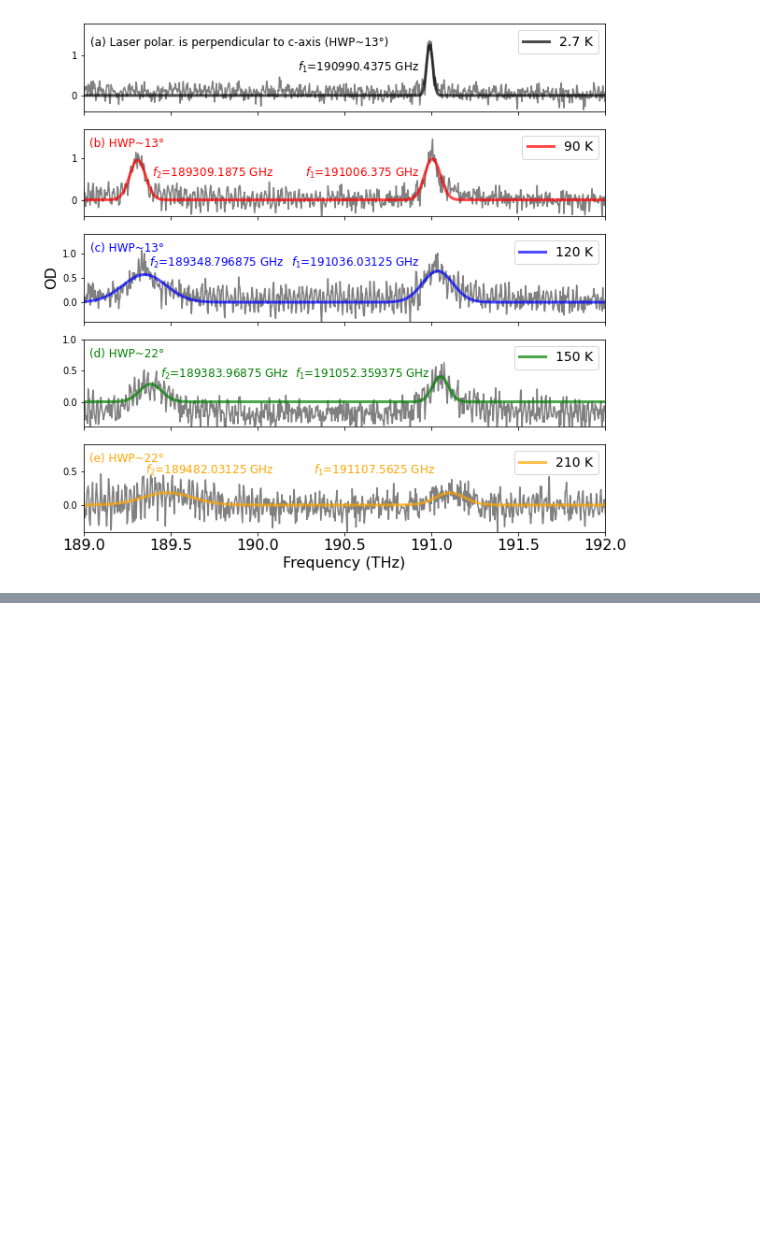
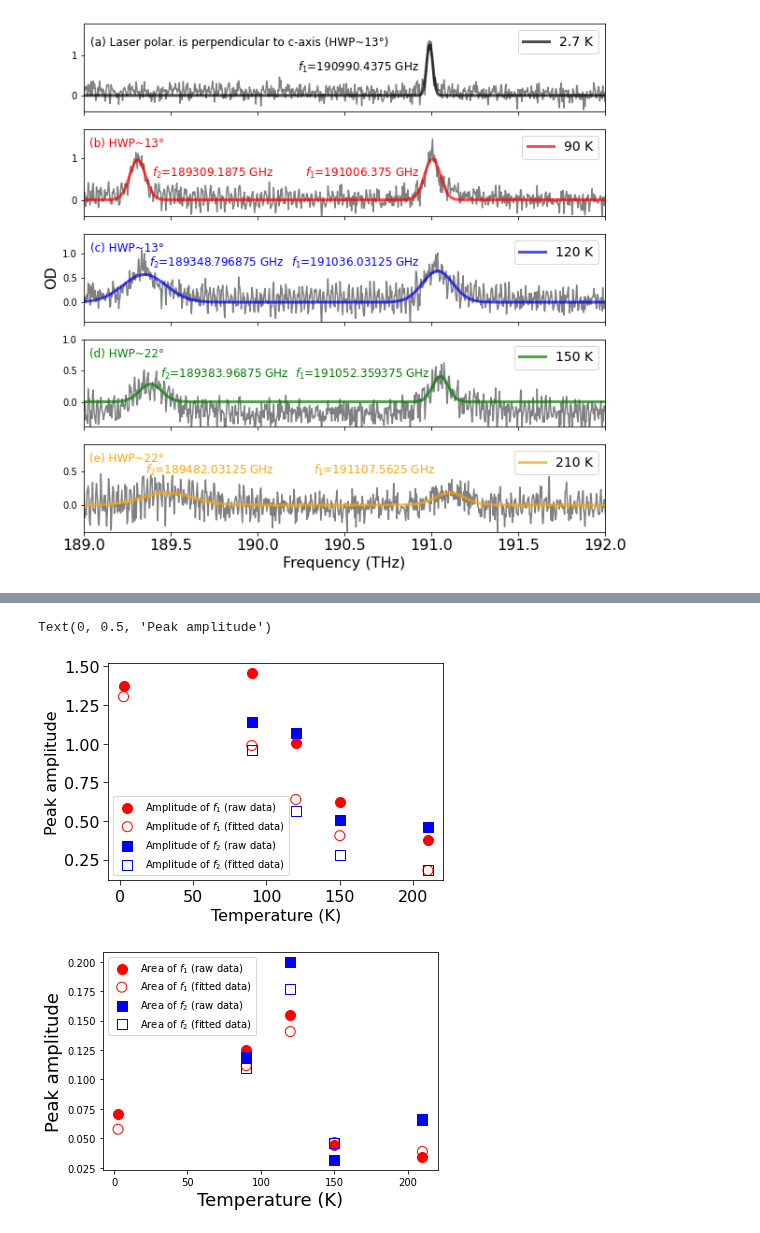
Before and after one commit to JUOM2016/Quick_cal_and_plotting, a Jupyter notebook: absorption_white_light_OD_perpendicular.ipynb, the cells around one changed output, grey strips where cells are left out. Saved outputs shown, nothing was run; the diff lists cells and outputs as text; code cells hidden in the pictures; blank space fills up the shorter version.

```diff
--- a/absorption_white_light_OD_perpendicular.ipynb
+++ b/absorption_white_light_OD_perpendicular.ipynb
@@ -500,0 +503,74 @@ fig.patch.set_facecolor('white')
+# %%
+temp=[2.7, 90, 120, 150, 210]
+
+peak_amplitude_main=np.empty([len(peak_num),2])
+peak_amplitude_fitting_main=np.empty([len(peak_num),2])
+peak_amplitude_side_1=np.empty([len(peak_num),2])
+peak_amplitude_fitting_side_1=np.empty([len(peak_num),2])
+
+peak_area_main=np.empty([len(peak_num),2])
+peak_area_fitting_main=np.empty([len(peak_num),2])
+peak_area_side_1=np.empty([len(peak_num),2])
+peak_area_fitting_side_1=np.empty([len(peak_num),2])
+
+for index in range(len(peak_num)):
+    if peak_num[index] == 1:
+        peak_amplitude_main[index,0]=temp[index]
+        peak_amplitude_fitting_main[index,0]=temp[index]
+        peak_area_main[index,0]=temp[index]
+        peak_area_fitting_main[index,0]=temp[index]
+
+        peak_amplitude_main[index,1]=peak_amplitude_0[index]
+        peak_amplitude_fitting_main[index,1]=peak_amplitude_fitting_0[index]
+        peak_area_main[index,1]=peak_area_0[index]
+        peak_area_fitting_main[index,1]=peak_area_fitting_0[index]
+
+    elif peak_num[index] == 2:
+        peak_amplitude_main[index,0]=temp[index]
+        peak_amplitude_fitting_main[index,0]=temp[index]
+        peak_area_main[index,0]=temp[index]
+        peak_area_fitting_main[index,0]=temp[index]
+
+        peak_amplitude_main[index,1]=peak_amplitude_2[index]
+        peak_amplitude_fitting_main[index,1]=peak_amplitude_fitting_2[index]
+        peak_area_main[index,1]=peak_area_2[index]
+        peak_area_fitting_main[index,1]=peak_area_fitting_2[index]
+
+        peak_amplitude_side_1[index,0]=temp[index]
+        peak_amplitude_fitting_side_1[index,0]=temp[index]
+        peak_area_side_1[index,0]=temp[index]
+        peak_area_fitting_side_1[index,0]=temp[index]
+
+        peak_amplitude_side_1[index,1]=peak_amplitude_1[index]
+        peak_amplitude_fitting_side_1[index,1]=peak_amplitude_fitting_1[index]
+        peak_area_side_1[index,1]=peak_area_1[index]
+        peak_area_fitting_side_1[index,1]=peak_area_fitting_1[index]
+
+peak_amplitude_side_1_new=np.delete(peak_amplitude_side_1,0,0)
+peak_amplitude_fitting_side_1_new=np.delete(peak_amplitude_fitting_side_1,0,0)
+peak_area_side_1_new=np.delete(peak_area_side_1,0,0)
+peak_area_fitting_side_1_new=np.delete(peak_area_fitting_side_1,0,0)
+
+fig, ax1 = plt.subplots()
+ax1.scatter(peak_amplitude_main[:,0],peak_amplitude_main[:,1],color='r',marker='o',s=100,label='Amplitude of $f_{1}$ (raw data)')
+ax1.scatter(peak_amplitude_fitting_main[:,0],peak_amplitude_fitting_main[:,1],color='r',marker='o',s=100,facecolors='none', edgecolors='r',label='Amplitude of $f_{1}$ (fitted data)')
+ax1.scatter(peak_amplitude_side_1_new[:,0],peak_amplitude_side_1_new[:,1],color='b',marker='s',s=100,label='Amplitude of $f_{2}$ (raw data)')
+ax1.scatter(peak_amplitude_fitting_side_1_new[:,0],peak_amplitude_fitting_side_1_new[:,1],color='b',marker='s',s=100, facecolors='none', edgecolors='b',label='Amplitude of $f_{2}$ (fitted data)')
+ax1.legend()
+ax1.set_xlabel('Temperature (K)',fontsize=16)
+ax1.set_ylabel('Peak amplitude',fontsize=16)
+ax1.tick_params(axis='x',labelsize=16,size=5)
+ax1.tick_params(axis='y',labelsize=16,size=5)
+
+fig, ax2 = plt.subplots()
+ax2.scatter(peak_area_main[:,0],peak_area_main[:,1],color='r',marker='o',s=100,label='Area of $f_{1}$ (raw data)')
+ax2.scatter(peak_area_fitting_main[:,0],peak_area_fitting_main[:,1],color='r',marker='o',s=100,facecolors='none', edgecolors='r',label='Area of $f_{1}$ (fitted data)')
+ax2.scatter(peak_area_side_1_new[:,0],peak_area_side_1_new[:,1],color='b',marker='s',s=100,label='Area of $f_{2}$ (raw data)')
+ax2.scatter(peak_area_fitting_side_1_new[:,0],peak_area_fitting_side_1_new[:,1],color='b',marker='s',s=100,facecolors='none', edgecolors='b',label='Area of $f_{2}$ (fitted data)')
+ax2.legend()
+ax2.set_xlabel('Temperature (K)',fontsize=18)
+ax2.set_ylabel('Peak amplitude',fontsize=18)
+# %% [output]
+Text(0, 0.5, 'Peak amplitude')
+[figure, added]
+[figure, added]
```
Also changed, not shown: parts of 2 cells of this notebook.
